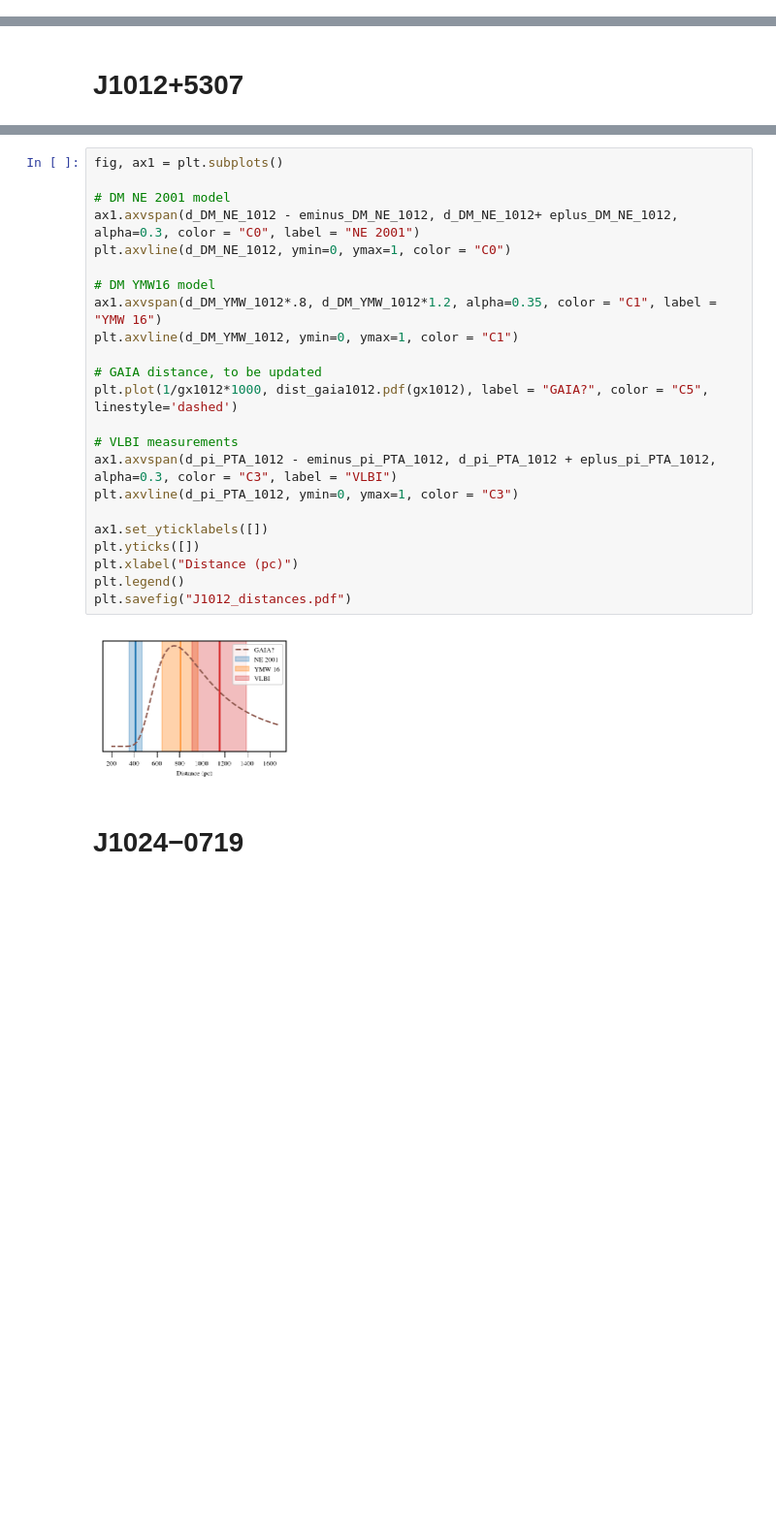
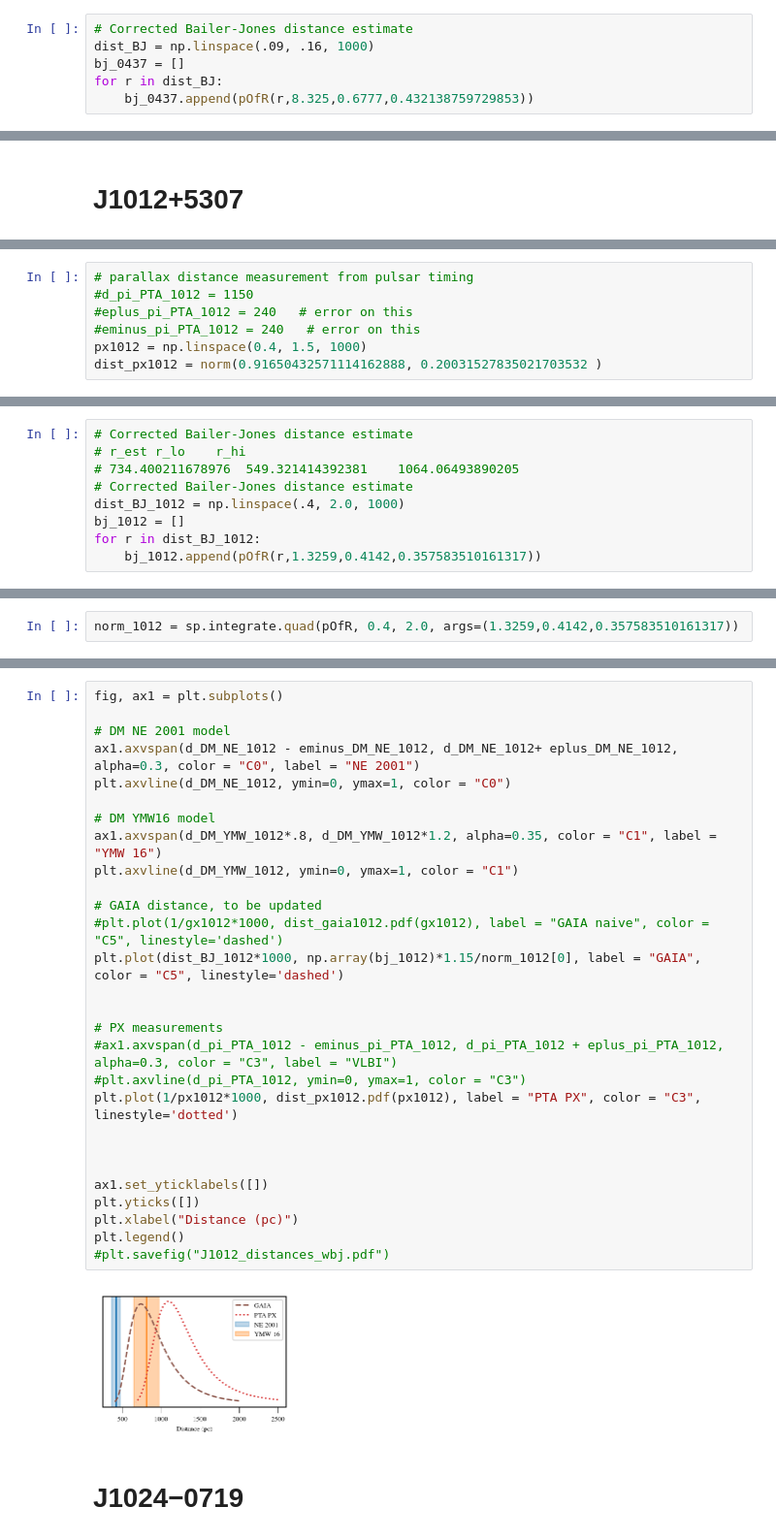
Before and after one commit to ChiaraMingarelli/gaia_pulsars, a Jupyter notebook: codes/pulsar_dist_figs.ipynb, the cells around one changed output, grey strips where cells are left out. Shown: that part at 97% size. Drawn from its saved outputs; the diff is of its cells as text; blank space fills up the shorter version.

Commit message:
Bailer-Jones distance estimate now applied to all pulars

```diff
--- a/codes/pulsar_dist_figs.ipynb
+++ b/codes/pulsar_dist_figs.ipynb
@@ -98,0 +118,6 @@ dist_gaia0437 = norm(8.325, 0.6777)
+# %%
+# Corrected Bailer-Jones distance estimate
+dist_BJ = np.linspace(.09, .16, 1000)
+bj_0437 = []
+for r in dist_BJ:
+    bj_0437.append(pOfR(r,8.325,0.6777,0.432138759729853))
@@ -140,6 +173,13 @@ eminus_DM_NE_1012 = 56
 
 # YMW 16 DM model, http://www.atnf.csiro.au/research/pulsar/ymw16/
 d_DM_YMW_1012 = 804.5 # no errors reported here...
+# %%
+# parallax distance measurement from pulsar timing
+#d_pi_PTA_1012 = 1150
+#eplus_pi_PTA_1012 = 240   # error on this
+#eminus_pi_PTA_1012 = 240   # error on this
+px1012 = np.linspace(0.4, 1.5, 1000)
+dist_px1012 = norm(0.91650432571114162888, 0.20031527835021703532 )
 # %%
 # GAIA estimate placeholder J1012
 #1.3259	0.4142
@@ -147 +187,10 @@ gx1012 = np.linspace(0.6, 5, 1000)
 dist_gaia1012 = norm(1.3259, 0.4142)
+# %%
+# Corrected Bailer-Jones distance estimate
+# r_est	r_lo	r_hi
+# 734.400211678976	549.321414392381	1064.06493890205
+# Corrected Bailer-Jones distance estimate
+dist_BJ_1012 = np.linspace(.4, 2.0, 1000)
+bj_1012 = []
+for r in dist_BJ_1012:
+    bj_1012.append(pOfR(r,1.3259,0.4142,0.357583510161317))
@@ -147,0 +202,2 @@ dist_gaia1012 = norm(1.3259, 0.4142)
+# %%
+norm_1012 = sp.integrate.quad(pOfR, 0.4, 2.0, args=(1.3259,0.4142,0.357583510161317))
@@ -148,28 +208,33 @@ dist_gaia1012 = norm(1.3259, 0.4142)
 # %%
 fig, ax1 = plt.subplots()
 
 # DM NE 2001 model
 ax1.axvspan(d_DM_NE_1012 - eminus_DM_NE_1012, d_DM_NE_1012+ eplus_DM_NE_1012, alpha=0.3, color = "C0", label = "NE 2001")
 plt.axvline(d_DM_NE_1012, ymin=0, ymax=1, color = "C0")
 
 # DM YMW16 model
 ax1.axvspan(d_DM_YMW_1012*.8, d_DM_YMW_1012*1.2, alpha=0.35, color = "C1", label = "YMW 16")
 plt.axvline(d_DM_YMW_1012, ymin=0, ymax=1, color = "C1")
 
 # GAIA distance, to be updated
-plt.plot(1/gx1012*1000, dist_gaia1012.pdf(gx1012), label = "GAIA?", color = "C5", linestyle='dashed')
+#plt.plot(1/gx1012*1000, dist_gaia1012.pdf(gx1012), label = "GAIA naive", color = "C5", linestyle='dashed')
+plt.plot(dist_BJ_1012*1000, np.array(bj_1012)*1.15/norm_1012[0], label = "GAIA", color = "C5", linestyle='dashed')
 
-# VLBI measurements
-ax1.axvspan(d_pi_PTA_1012 - eminus_pi_PTA_1012, d_pi_PTA_1012 + eplus_pi_PTA_1012, alpha=0.3, color = "C3", label = "VLBI")
-plt.axvline(d_pi_PTA_1012, ymin=0, ymax=1, color = "C3")
+
+# PX measurements
+#ax1.axvspan(d_pi_PTA_1012 - eminus_pi_PTA_1012, d_pi_PTA_1012 + eplus_pi_PTA_1012, alpha=0.3, color = "C3", label = "VLBI")
+#plt.axvline(d_pi_PTA_1012, ymin=0, ymax=1, color = "C3")
+plt.plot(1/px1012*1000, dist_px1012.pdf(px1012), label = "PTA PX", color = "C3", linestyle='dotted')
+
+
 
 ax1.set_yticklabels([])
 plt.yticks([])
 plt.xlabel("Distance (pc)")
 plt.legend()
-plt.savefig("J1012_distances.pdf")
+#plt.savefig("J1012_distances_wbj.pdf")
 # %% [output]
-[figure, old version]
+[figure, new version]
 # %% [markdown]
 # J1024−0719
 # %%
```
Also changed, not shown: parts of 50 cells of this notebook, 1 other file.
